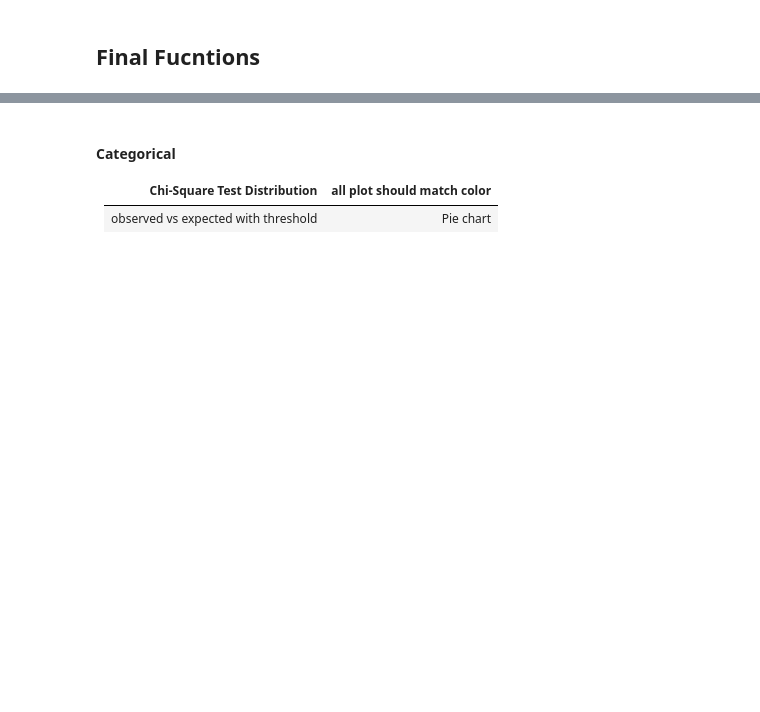
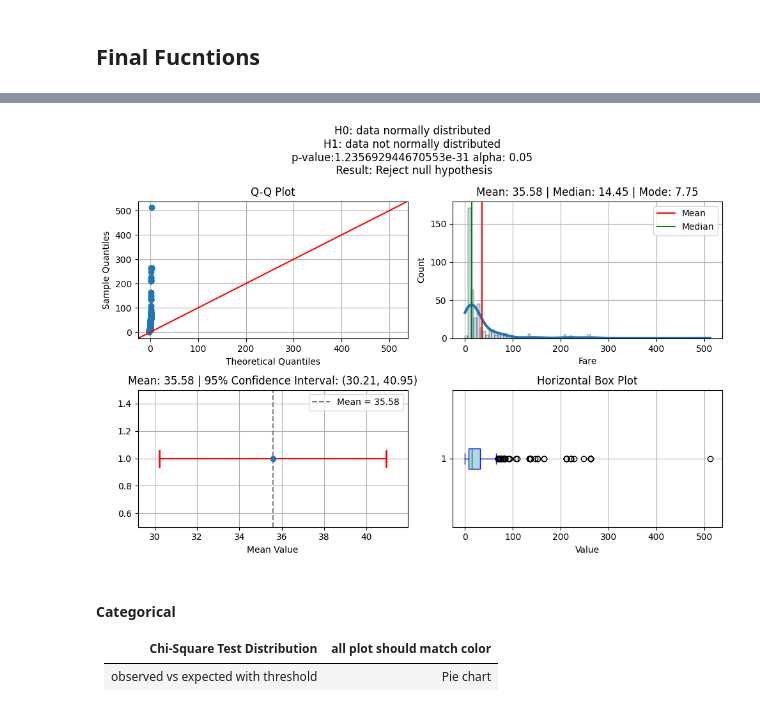
Before and after one commit to Rahul-404/Titanic_Problem_Kaggel, a Jupyter notebook: Problem_Solving_Framework/2_Exploratory_Data_Analysis.ipynb, the cells around one changed output, grey strips where cells are left out. Cells and saved outputs as stored; diff of their text form; code cells hidden in the pictures; blank space fills up the shorter version.

```diff
--- a/Problem_Solving_Framework/2_Exploratory_Data_Analysis.ipynb
+++ b/Problem_Solving_Framework/2_Exploratory_Data_Analysis.ipynb
@@ -237,3 +257,7 @@ def plot_numerical_summary(df: pd.DataFrame, col: str, max_: float):
+# %%
+plot_numerical_summary(df, "Fare")
+# %% [output]
+[figure, added]
 # %% [markdown]
 #### Categorical
 
```
Also changed, not shown: parts of 13 cells of this notebook.
